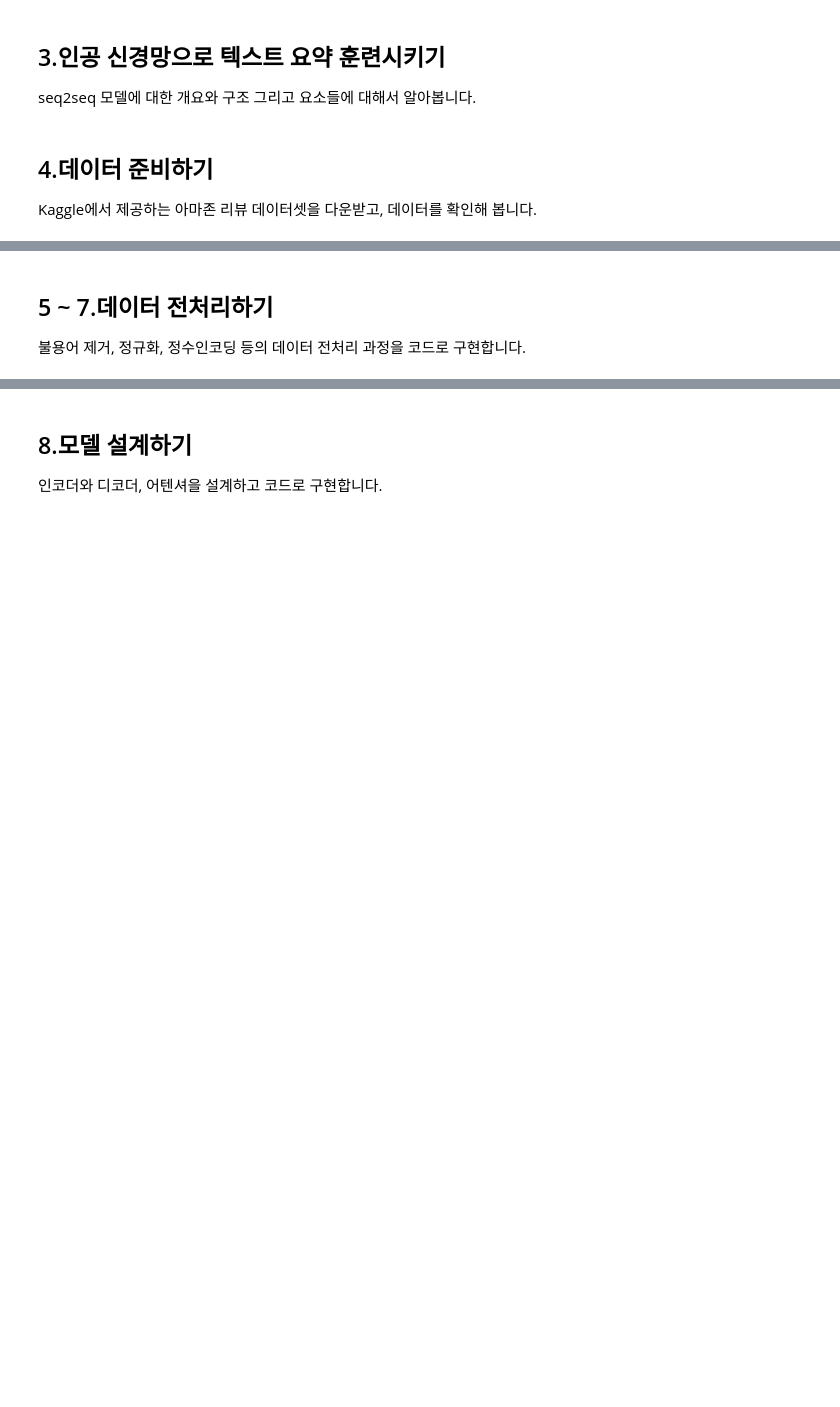
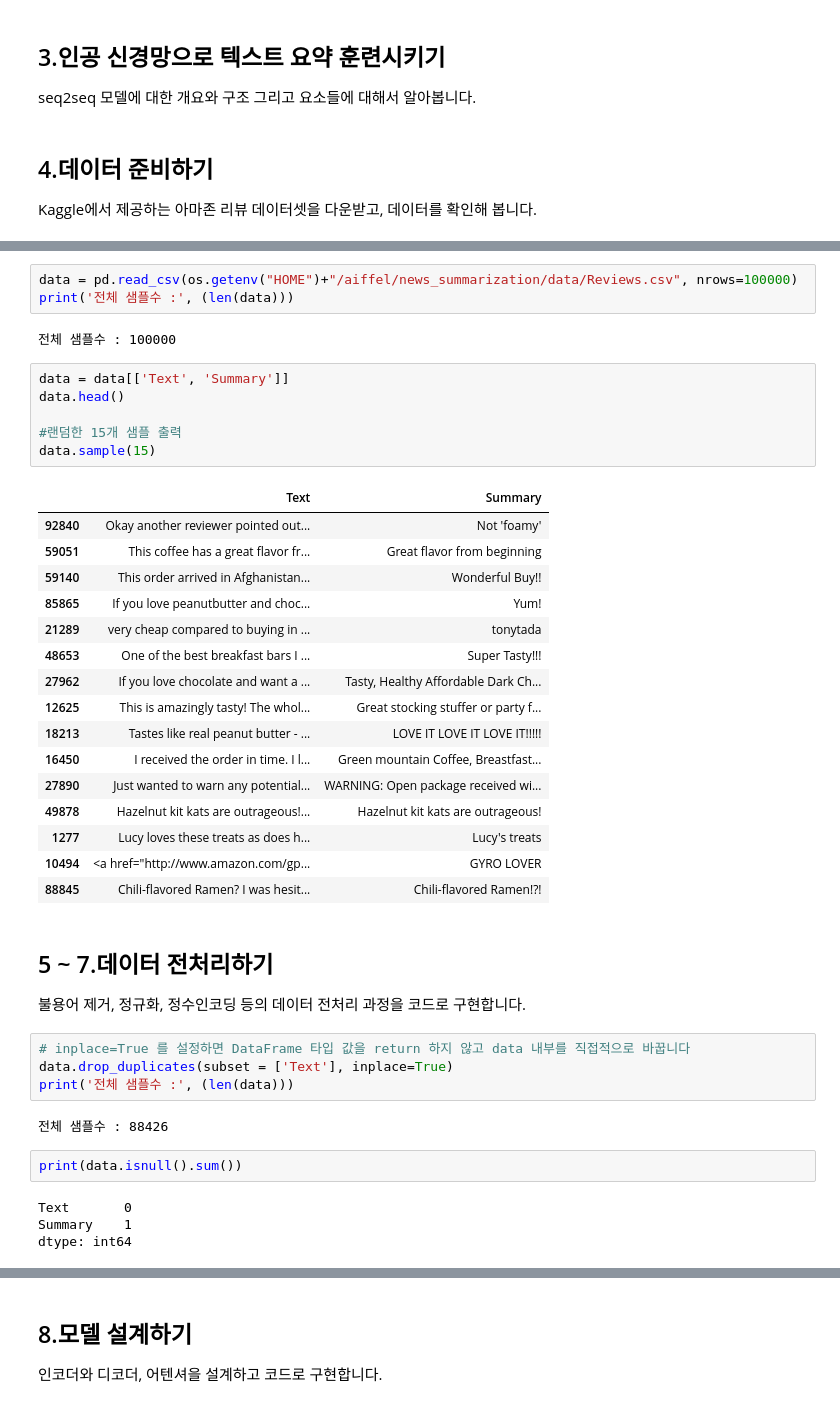
Before and after one commit to ScientistLim/AIFFEL_Quest, a Jupyter notebook: EXPLORATION6/Project11.ipynb, the cells around one changed output, grey strips where cells are left out. Cells and saved outputs as stored; diff of their text form; blank space fills up the shorter version.

```diff
--- a/EXPLORATION6/Project11.ipynb
+++ b/EXPLORATION6/Project11.ipynb
@@ -17,3 +39,43 @@ Kaggle에서 제공하는 아마존 리뷰 데이터셋을 다운받고, 데이
+# %%
+data = pd.read_csv(os.getenv("HOME")+"/aiffel/news_summarization/data/Reviews.csv", nrows=100000)
+print('전체 샘플수 :', (len(data)))
+# %% [output]
+전체 샘플수 : 100000
+# %%
+data = data[['Text', 'Summary']]
+data.head()
+
+#랜덤한 15개 샘플 출력
+data.sample(15)
+# %% [output]
+|  | Text | Summary |
+| 92840 | Okay another reviewer pointed out... | Not 'foamy' |
+| 59051 | This coffee has a great flavor fr... | Great flavor from beginning |
+| 59140 | This order arrived in Afghanistan... | Wonderful Buy!! |
+| 85865 | If you love peanutbutter and choc... | Yum! |
+| 21289 | very cheap compared to buying in ... | tonytada |
+| 48653 | One of the best breakfast bars I ... | Super Tasty!!! |
+| 27962 | If you love chocolate and want a ... | Tasty, Healthy Affordable Dark Ch... |
+| 12625 | This is amazingly tasty! The whol... | Great stocking stuffer or party f... |
+| 18213 | Tastes like real peanut butter - ... | LOVE IT LOVE IT LOVE IT!!!!! |
+| 16450 | I received the order in time. I l... | Green mountain Coffee, Breastfast... |
+| 27890 | Just wanted to warn any potential... | WARNING: Open package received wi... |
+| 49878 | Hazelnut kit kats are outrageous!... | Hazelnut kit kats are outrageous! |
+| 1277 | Lucy loves these treats as does h... | Lucy's treats |
+| 10494 | <a href="http://www.amazon.com/gp... | GYRO LOVER |
+| 88845 | Chili-flavored Ramen? I was hesit... | Chili-flavored Ramen!?! |
 # %% [markdown]
 ## 5 ~ 7.데이터 전처리하기
 불용어 제거, 정규화, 정수인코딩 등의 데이터 전처리 과정을 코드로 구현합니다.
+# %%
+# inplace=True 를 설정하면 DataFrame 타입 값을 return 하지 않고 data 내부를 직접적으로 바꿉니다
+data.drop_duplicates(subset = ['Text'], inplace=True)
+print('전체 샘플수 :', (len(data)))
+# %% [output]
+전체 샘플수 : 88426
+# %%
+print(data.isnull().sum())
+# %% [output]
+Text       0
+Summary    1
+dtype: int64
```
Also changed, not shown: parts of 56 cells of this notebook, 3 other files.
